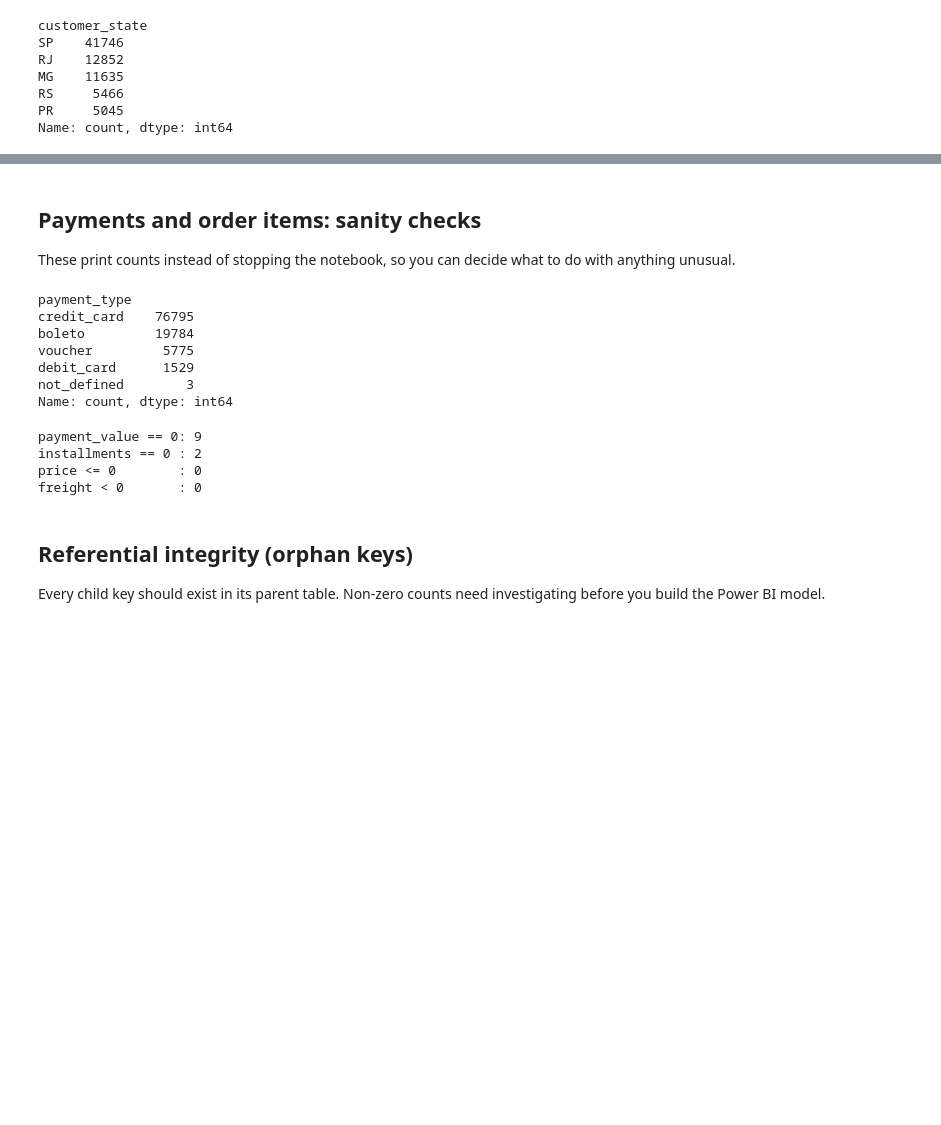
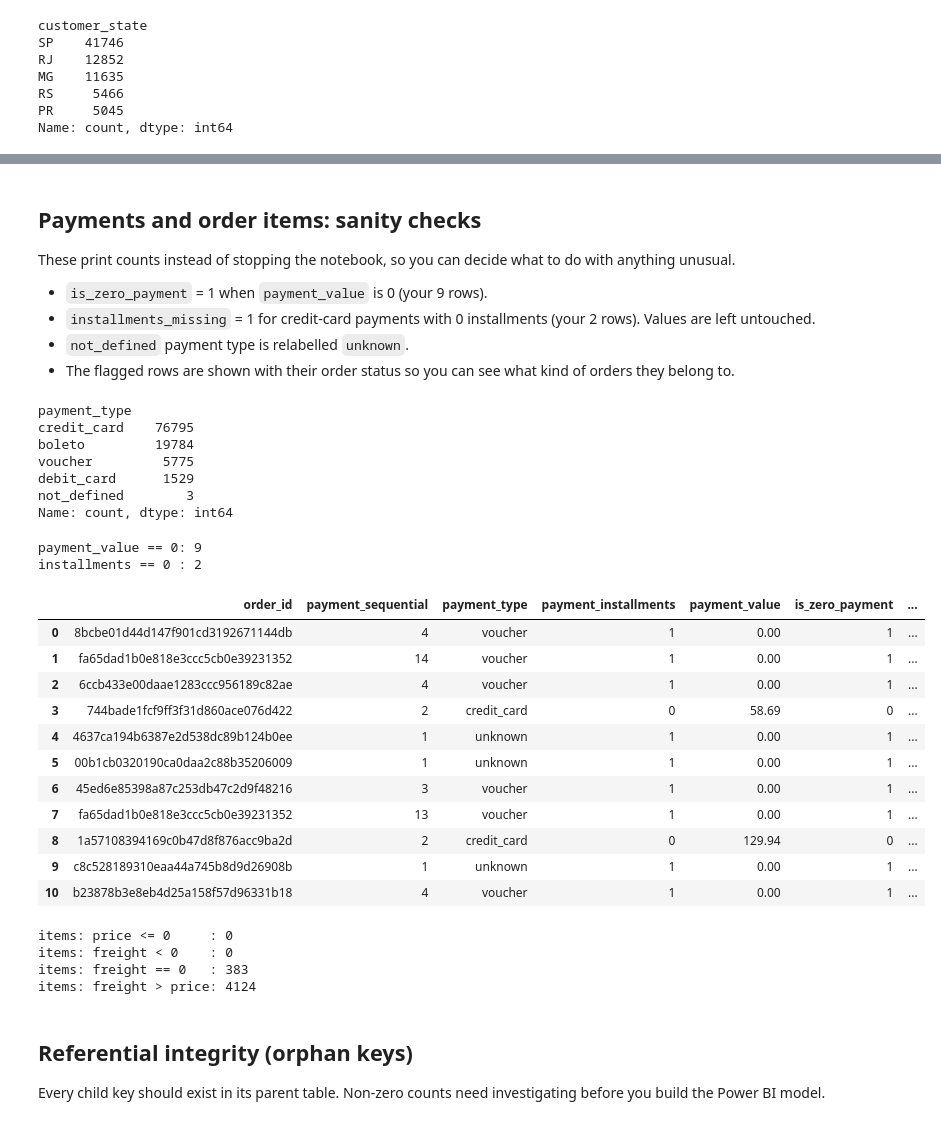
Before and after one commit to arshad-macy/Brazillian_ecommerce_analysis, a Jupyter notebook: pynotebooks/datacleaning.ipynb, the cells around one changed output, grey strips where cells are left out. Drawn from its saved outputs; the diff is of its cells as text; code cells hidden in the pictures; blank space fills up the shorter version.

```diff
--- a/pynotebooks/datacleaning.ipynb
+++ b/pynotebooks/datacleaning.ipynb
@@ -587,11 +681,12 @@ before = len(rev)
 rev = rev.sort_values("review_answer_timestamp").drop_duplicates(subset="order_id", keep="last")
 print(f"reviews: {before:,} -> {len(rev):,}")
 
-rev["review_response_hours"] = (rev["review_answer_timestamp"]
-                                - rev["review_creation_date"]).dt.total_seconds() / 3600
+rev["review_response_days"] = (rev["review_answer_timestamp"]
+                               - rev["review_creation_date"]).dt.total_seconds() / 86400
 
-print("answered before survey was sent:", (rev["review_response_hours"] < 0).sum())
+print("answered before survey was sent:", (rev["review_response_days"] < 0).sum())
 print("scores outside 1-5             :", (~rev["review_score"].between(1, 5)).sum())
+print("order_id unique:", rev["order_id"].is_unique, "| review_id unique:", rev["review_id"].is_unique)
 
 d["reviews"] = rev
 # %% [output]
@@ -611,8 +711,12 @@ prod = d["products"].rename(columns={
 })
 prod["product_category_name"] = prod["product_category_name"].fillna("unknown")
 
+tr = d["category_translation"].assign(
+    product_category_name_english=lambda x: x["product_category_name_english"]
+        .replace({"fashio_female_clothing": "fashion_female_clothing"}))
+
 n_before = len(prod)
-prod = prod.merge(d["category_translation"], on="product_category_name", how="left")
+prod = prod.merge(tr, on="product_category_name", how="left")
 assert len(prod) == n_before, "merge duplicated rows: translation table has repeated keys"
 
 missing_tr = prod.loc[prod["product_category_name_english"].isna()
@@ -625,8 +729,16 @@ prod["product_category_name_english"] = (prod["product_category_name_english"]
                                          .fillna(prod["product_category_name"].map(manual))
                                          .fillna(prod["product_category_name"]))
 
-print("weight == 0   :", (prod["product_weight_g"] == 0).sum())
-print("missing weight:", prod["product_weight_g"].isna().sum())
+# weight: 0 g is impossible -> null, but remember it happened
+prod["weight_was_zero"] = (prod["product_weight_g"] == 0).astype(int)
+prod["product_weight_g"] = prod["product_weight_g"].where(prod["product_weight_g"] != 0)
+
+dims = ["product_length_cm", "product_height_cm", "product_width_cm"]
+print("dimension == 0 :", {c: int((prod[c] == 0).sum()) for c in dims})
+prod["product_volume_cm3"] = prod[dims[0]] * prod[dims[1]] * prod[dims[2]]
+
+print("weight set to null (was 0):", prod["weight_was_zero"].sum())
+print("weight missing in total   :", prod["product_weight_g"].isna().sum())
 
 d["products"] = prod
 # %% [output]
@@ -680,27 +980,55 @@ Name: count, dtype: int64
 # %% [markdown]
 ## Payments and order items: sanity checks
 These print counts instead of stopping the notebook, so you can decide what to do with anything unusual.
+- `is_zero_payment` = 1 when `payment_value` is 0 (your 9 rows).
+- `installments_missing` = 1 for credit-card payments with 0 installments (your 2 rows). Values are left untouched.
+- `not_defined` payment type is relabelled `unknown`.
+- The flagged rows are shown with their order status so you can see what kind of orders they belong to.
 # %%
 pay = d["payments"]
 display(pay["payment_type"].value_counts())
 print("payment_value == 0:", (pay["payment_value"] == 0).sum())
 print("installments == 0 :", (pay["payment_installments"] == 0).sum())
 
+d["payments"]["is_zero_payment"]      = (pay["payment_value"] == 0).astype(int)
+d["payments"]["installments_missing"] = ((pay["payment_type"] == "credit_card")
+                                         & (pay["payment_installments"] == 0)).astype(int)
+d["payments"]["payment_type"] = pay["payment_type"].replace({"not_defined": "unknown"})
+
+flagged = d["payments"][(d["payments"]["is_zero_payment"] == 1) | (d["payments"]["installments_missing"] == 1)]
+display(flagged.merge(d["orders"][["order_id", "order_status"]], on="order_id", how="left"))
+
 items = d["order_items"]
-print("price <= 0        :", (items["price"] <= 0).sum())
-print("freight < 0       :", (items["freight_value"] < 0).sum())
+print("\nitems: price <= 0     :", (items["price"] <= 0).sum())
+print("items: freight < 0    :", (items["freight_value"] < 0).sum())
+print("items: freight == 0   :", (items["freight_value"] == 0).sum())
+print("items: freight > price:", (items["freight_value"] > items["price"]).sum())
 # %% [output]
 payment_type
 credit_card    76795
 boleto         19784
 voucher         5775
 debit_card      1529
 not_defined        3
 Name: count, dtype: int64
 payment_value == 0: 9
 installments == 0 : 2
-price <= 0        : 0
-freight < 0       : 0
+|  | order_id | payment_sequential | payment_type | payment_installments | payment_value | is_zero_payment | ... |
+| 0 | 8bcbe01d44d147f901cd3192671144db | 4 | voucher | 1 | 0.00 | 1 | ... |
+| 1 | fa65dad1b0e818e3ccc5cb0e39231352 | 14 | voucher | 1 | 0.00 | 1 | ... |
+| 2 | 6ccb433e00daae1283ccc956189c82ae | 4 | voucher | 1 | 0.00 | 1 | ... |
+| 3 | 744bade1fcf9ff3f31d860ace076d422 | 2 | credit_card | 0 | 58.69 | 0 | ... |
+| 4 | 4637ca194b6387e2d538dc89b124b0ee | 1 | unknown | 1 | 0.00 | 1 | ... |
+| 5 | 00b1cb0320190ca0daa2c88b35206009 | 1 | unknown | 1 | 0.00 | 1 | ... |
+| 6 | 45ed6e85398a87c253db47c2d9f48216 | 3 | voucher | 1 | 0.00 | 1 | ... |
+| 7 | fa65dad1b0e818e3ccc5cb0e39231352 | 13 | voucher | 1 | 0.00 | 1 | ... |
+| 8 | 1a57108394169c0b47d8f876acc9ba2d | 2 | credit_card | 0 | 129.94 | 0 | ... |
+| 9 | c8c528189310eaa44a745b8d9d26908b | 1 | unknown | 1 | 0.00 | 1 | ... |
+| 10 | b23878b3e8eb4d25a158f57d96331b18 | 4 | voucher | 1 | 0.00 | 1 | ... |
+items: price <= 0     : 0
+items: freight < 0    : 0
+items: freight == 0   : 383
+items: freight > price: 4124
 # %% [markdown]
 ## Referential integrity (orphan keys)
 Every child key should exist in its parent table. Non-zero counts need investigating before you build the Power BI model.
```
Also changed, not shown: parts of 26 cells of this notebook, 11 other files.
